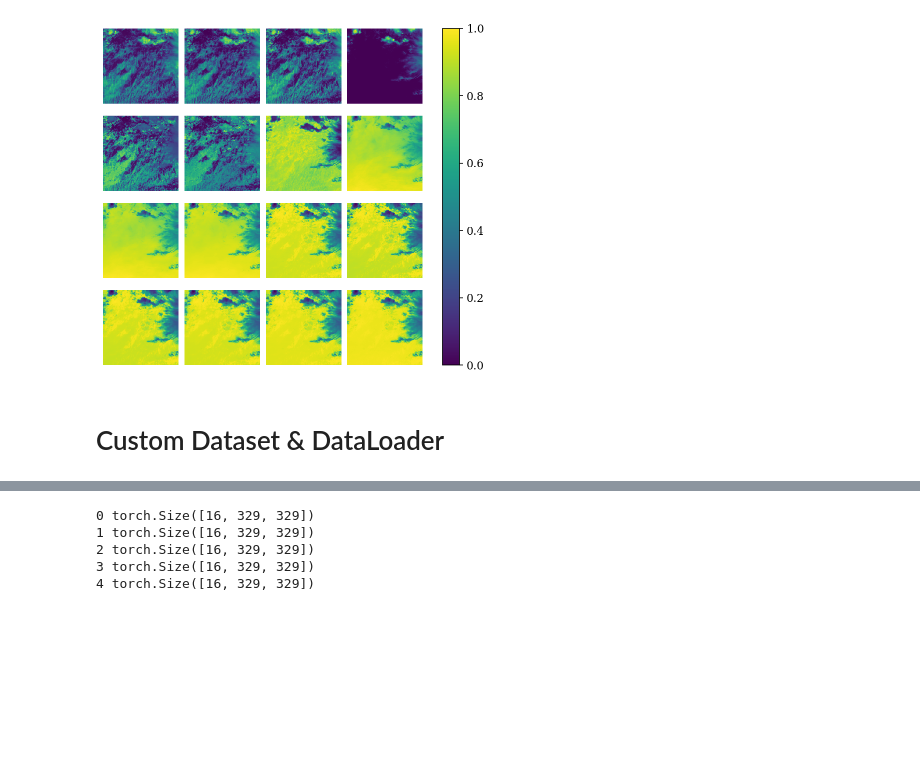
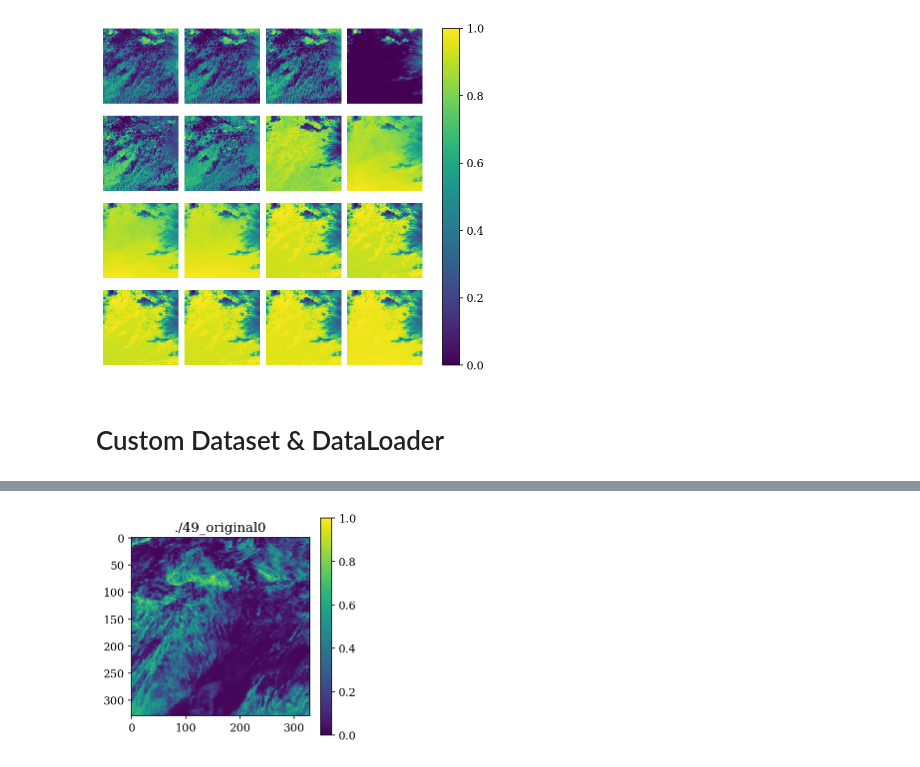
Before and after one commit to stockeh/goes-clustering-study, a Jupyter notebook: kmeans-autoencoder/notebooks/data-analysis.ipynb, the cells around one changed output, grey strips where cells are left out. Cells and saved outputs as stored; diff of their text form; code cells hidden in the pictures; blank space fills up the shorter version.

```diff
--- a/kmeans-autoencoder/notebooks/data-analysis.ipynb
+++ b/kmeans-autoencoder/notebooks/data-analysis.ipynb
@@ -119,14 +119,3 @@ Compose(
     Normalize()
     ToTensor()
 )
-# %%
-for i in range(len(eastpac)):
-    sample = eastpac[i]
-
-    print(i, sample.shape)
-# %% [output]
-0 torch.Size([16, 329, 329])
-1 torch.Size([16, 329, 329])
-2 torch.Size([16, 329, 329])
-3 torch.Size([16, 329, 329])
-4 torch.Size([16, 329, 329])
@@ -132,0 +124,11 @@ for i in range(len(eastpac)):
+# %%
+def save_1(X, filename, title):
+    fig = plt.figure(figsize=(4, 4))
+    ax = fig.add_subplot(111)
+
+    im = ax.imshow(X.reshape(X.shape[-2], X.shape[-1]),
+                          interpolation='nearest', cmap='viridis')
+
+    ax.set_title(title)
+    fig.colorbar(im)
+    plt.show()
@@ -132,0 +138,6 @@ for i in range(len(eastpac)):
+# %%
+channels = [0]
+o_filename = f'./{str(i)}_original'
+save_1(eastpac[0][channels,...], o_filename, o_filename + ' '.join(str(e) for e in channels))
+# %% [output]
+[figure, added]
```
Also changed, not shown: parts of 6 cells of this notebook, 10 other files.
